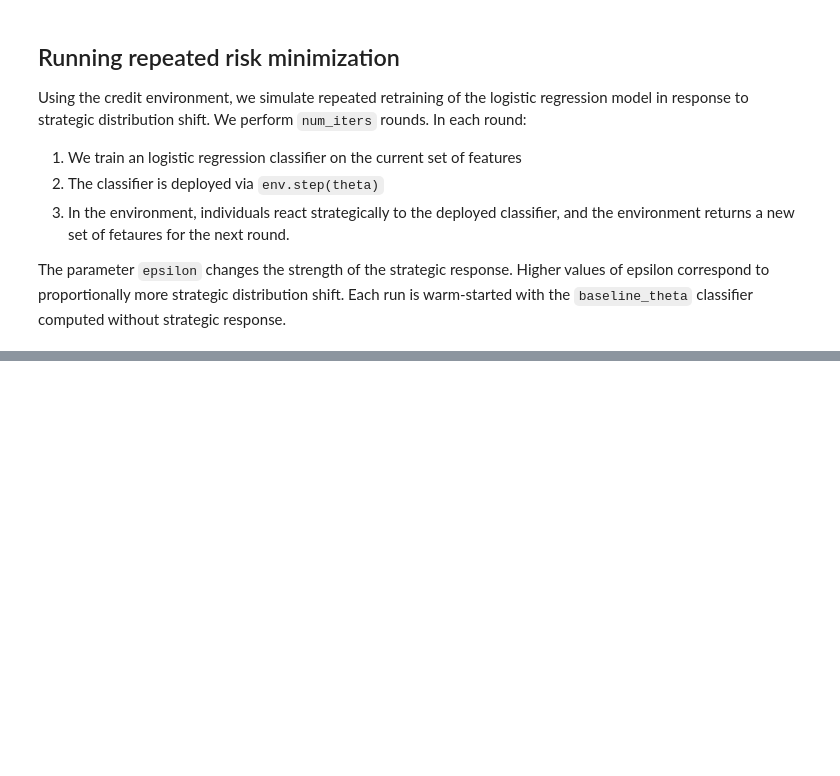
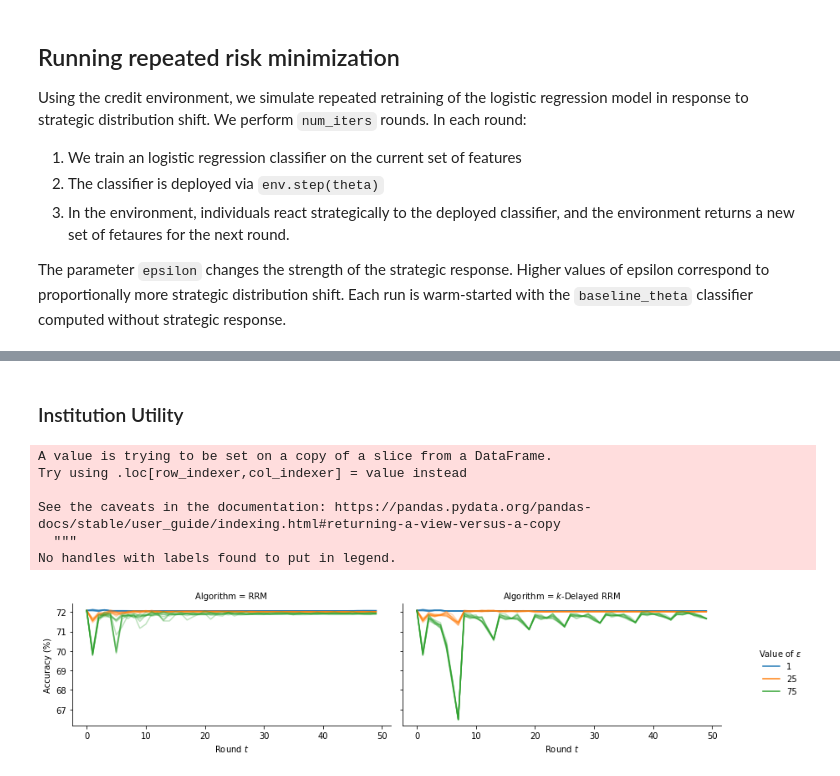
Before and after one commit to shlomihod/performative-prediction-stateful-world, a Jupyter notebook: performative_prediction-groups-respond-slowly.ipynb, the cells around one changed output, grey strips where cells are left out. Drawn from its saved outputs; the diff is of its cells as text; code cells hidden in the pictures; blank space fills up the shorter version.

```diff
--- a/performative_prediction-groups-respond-slowly.ipynb
+++ b/performative_prediction-groups-respond-slowly.ipynb
@@ -215,0 +431,34 @@ plot_acf(np.array(theta_gaps[3]));
+# %% [markdown]
+### Institution Utility
+# %%
+acc_data = acc_starts_df[((acc_starts_df['num_groups'] == '3')
+                         & (acc_starts_df[VALUE_OF_EPSILON].isin(['1.0', '25.0', '75.0']))
+                         & (acc_starts_df['step'] < 50))]
+
+acc_data[VALUE_OF_EPSILON] = acc_data[VALUE_OF_EPSILON].str[:-2]
+
+acc_data = acc_data.reset_index(drop=True)
+
+
+g = sns.relplot(x='step', y='Accuracy (%)',
+            hue=VALUE_OF_EPSILON,
+            # style=VALUE_OF_EPSILON,
+            col='Algorithm',
+            estimator=None, units='random_seed', alpha=.3,
+            height=3, aspect=2,
+            kind='line', data=acc_data)
+
+
+g.set(xlabel='Round $t$')
+
+plt.legend(loc='center left', bbox_to_anchor=(1.2, 0.5), frameon=False)
+plt.tight_layout()
+plt.savefig(f'./figures/institution-utility-start.png', dpi=300)
+# %% [output]
+A value is trying to be set on a copy of a slice from a DataFrame.
+Try using .loc[row_indexer,col_indexer] = value instead
+
+See the caveats in the documentation: https://pandas.pydata.org/pandas-docs/stable/user_guide/indexing.html#returning-a-view-versus-a-copy
+  """
+No handles with labels found to put in legend.
+[figure, added]
```
Also changed, not shown: parts of 29 cells of this notebook, 11 other files.
